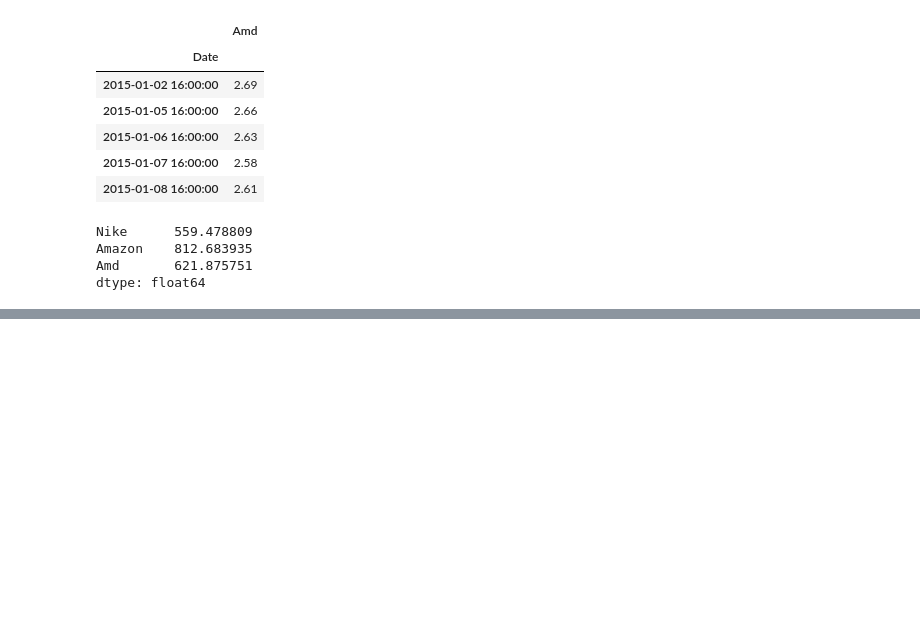
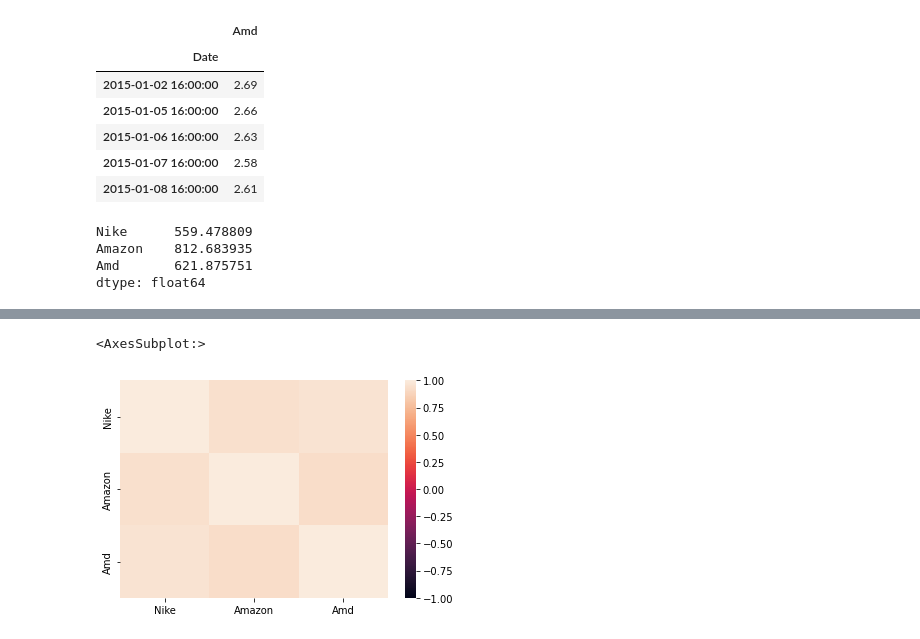
Before and after one commit to zeta1178/FinTech-Mod4-Challenge, a Jupyter notebook: Module_4_Challange.ipynb, the cells around one changed output, grey strips where cells are left out. Drawn from its saved outputs; the diff is of its cells as text; code cells hidden in the pictures; blank space fills up the shorter version.

```diff
--- a/Module_4_Challange.ipynb
+++ b/Module_4_Challange.ipynb
@@ -393 +403,9 @@ dtype: float64
+# %%
+# Calculate and plot the correlation between each stock
+correlation_new=combined_goog_df.corr()
+# correlation.head(7)
+sns.heatmap(correlation_new, vmin=-1, vmax=1)
+# %% [output]
+<AxesSubplot:>
+[figure, added]
 # %%
```
Also changed, not shown: parts of 3 cells of this notebook.
